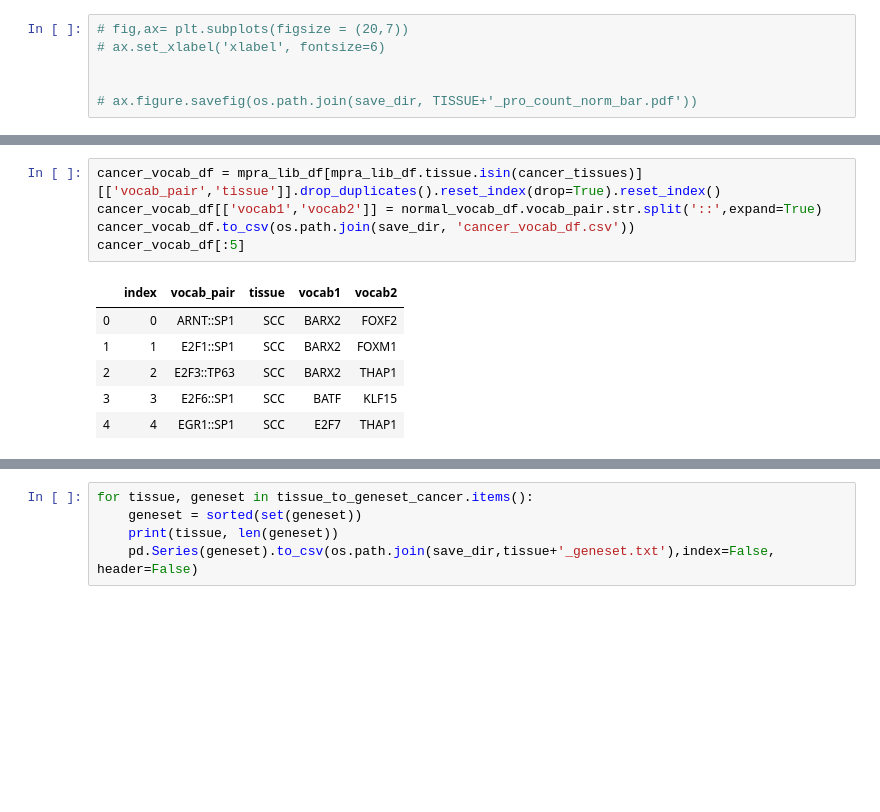
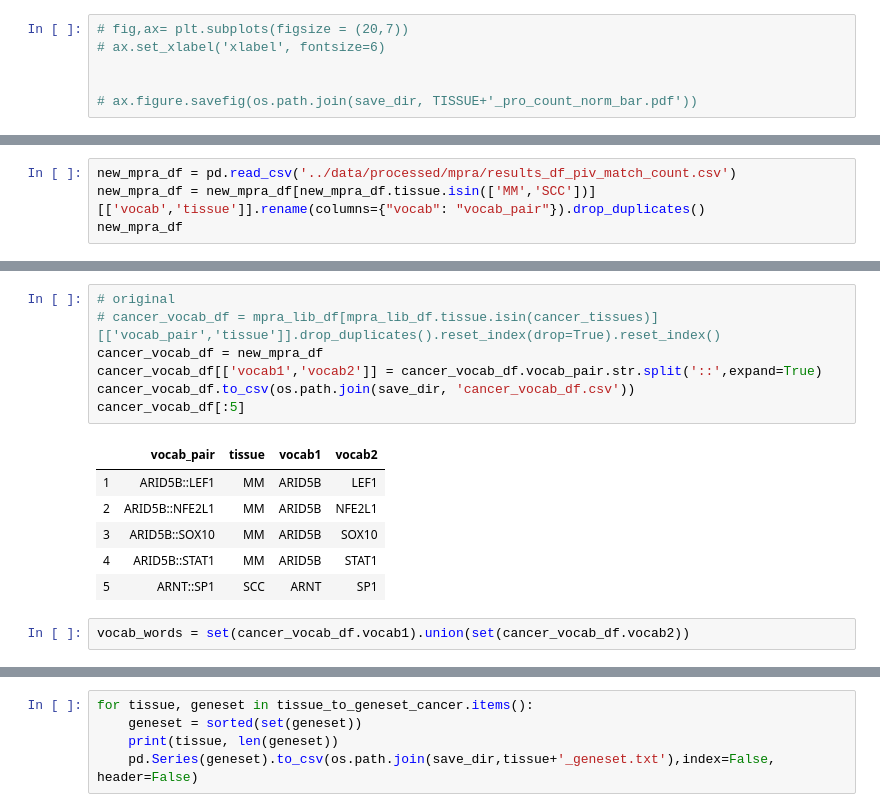
Before and after one commit to mguo123/pan_omics, a Jupyter notebook: notebooks/9B_vocab_goterms.ipynb, the cells around one changed output, grey strips where cells are left out. Drawn from its saved outputs; the diff is of its cells as text; blank space fills up the shorter version.

```diff
--- a/notebooks/9B_vocab_goterms.ipynb
+++ b/notebooks/9B_vocab_goterms.ipynb
@@ -300,0 +757,4 @@ normal_vocab_config_wt
+# %%
+new_mpra_df = pd.read_csv('../data/processed/mpra/results_df_piv_match_count.csv')
+new_mpra_df = new_mpra_df[new_mpra_df.tissue.isin(['MM','SCC'])][['vocab','tissue']].rename(columns={"vocab": "vocab_pair"}).drop_duplicates()
+new_mpra_df
@@ -301,12 +775,16 @@ normal_vocab_config_wt
 # %%
-cancer_vocab_df = mpra_lib_df[mpra_lib_df.tissue.isin(cancer_tissues)][['vocab_pair','tissue']].drop_duplicates().reset_index(drop=True).reset_index()
-cancer_vocab_df[['vocab1','vocab2']] = normal_vocab_df.vocab_pair.str.split('::',expand=True)
+# original
+# cancer_vocab_df = mpra_lib_df[mpra_lib_df.tissue.isin(cancer_tissues)][['vocab_pair','tissue']].drop_duplicates().reset_index(drop=True).reset_index()
+cancer_vocab_df = new_mpra_df
+cancer_vocab_df[['vocab1','vocab2']] = cancer_vocab_df.vocab_pair.str.split('::',expand=True)
 cancer_vocab_df.to_csv(os.path.join(save_dir, 'cancer_vocab_df.csv'))
 cancer_vocab_df[:5]
 # %% [output]
-|  | index | vocab_pair | tissue | vocab1 | vocab2 |
-| 0 | 0 | ARNT::SP1 | SCC | BARX2 | FOXF2 |
-| 1 | 1 | E2F1::SP1 | SCC | BARX2 | FOXM1 |
-| 2 | 2 | E2F3::TP63 | SCC | BARX2 | THAP1 |
-| 3 | 3 | E2F6::SP1 | SCC | BATF | KLF15 |
-| 4 | 4 | EGR1::SP1 | SCC | E2F7 | THAP1 |
+|  | vocab_pair | tissue | vocab1 | vocab2 |
+| 1 | ARID5B::LEF1 | MM | ARID5B | LEF1 |
+| 2 | ARID5B::NFE2L1 | MM | ARID5B | NFE2L1 |
+| 3 | ARID5B::SOX10 | MM | ARID5B | SOX10 |
+| 4 | ARID5B::STAT1 | MM | ARID5B | STAT1 |
+| 5 | ARNT::SP1 | SCC | ARNT | SP1 |
+# %%
+vocab_words = set(cancer_vocab_df.vocab1).union(set(cancer_vocab_df.vocab2))
```
Also changed, not shown: parts of 54 cells of this notebook, 43 other files.
